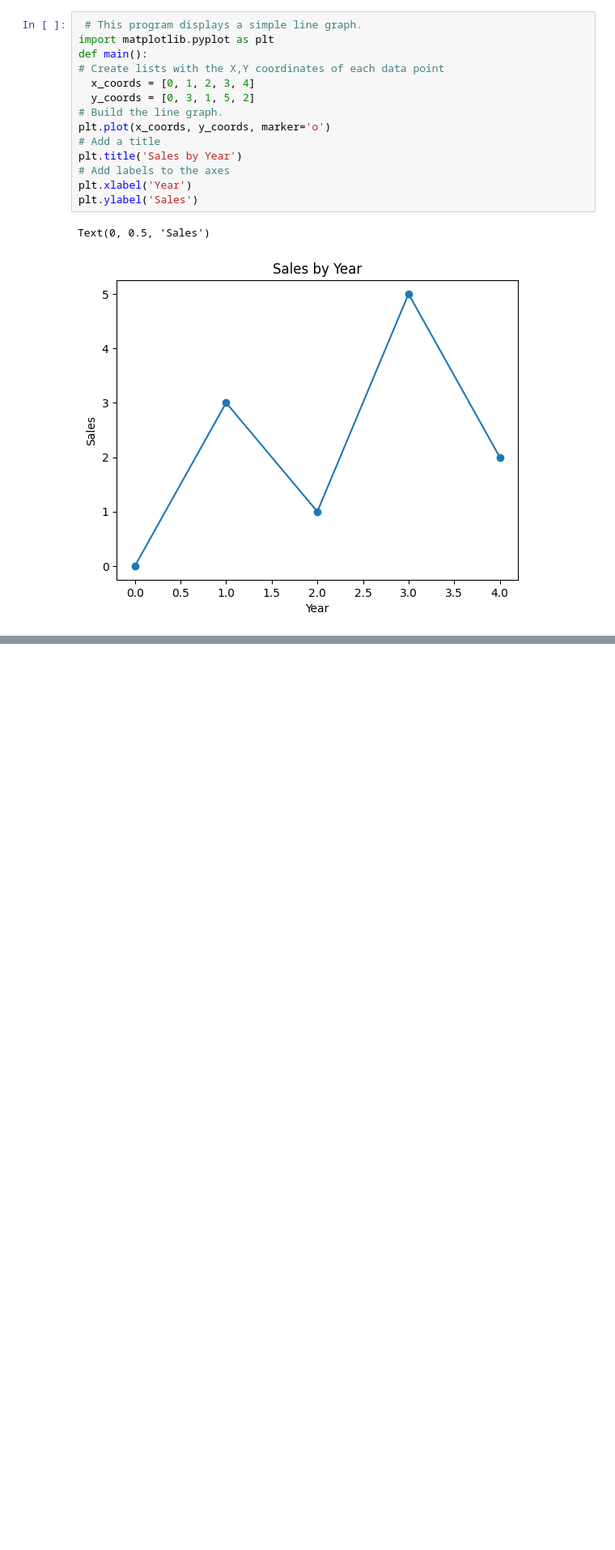
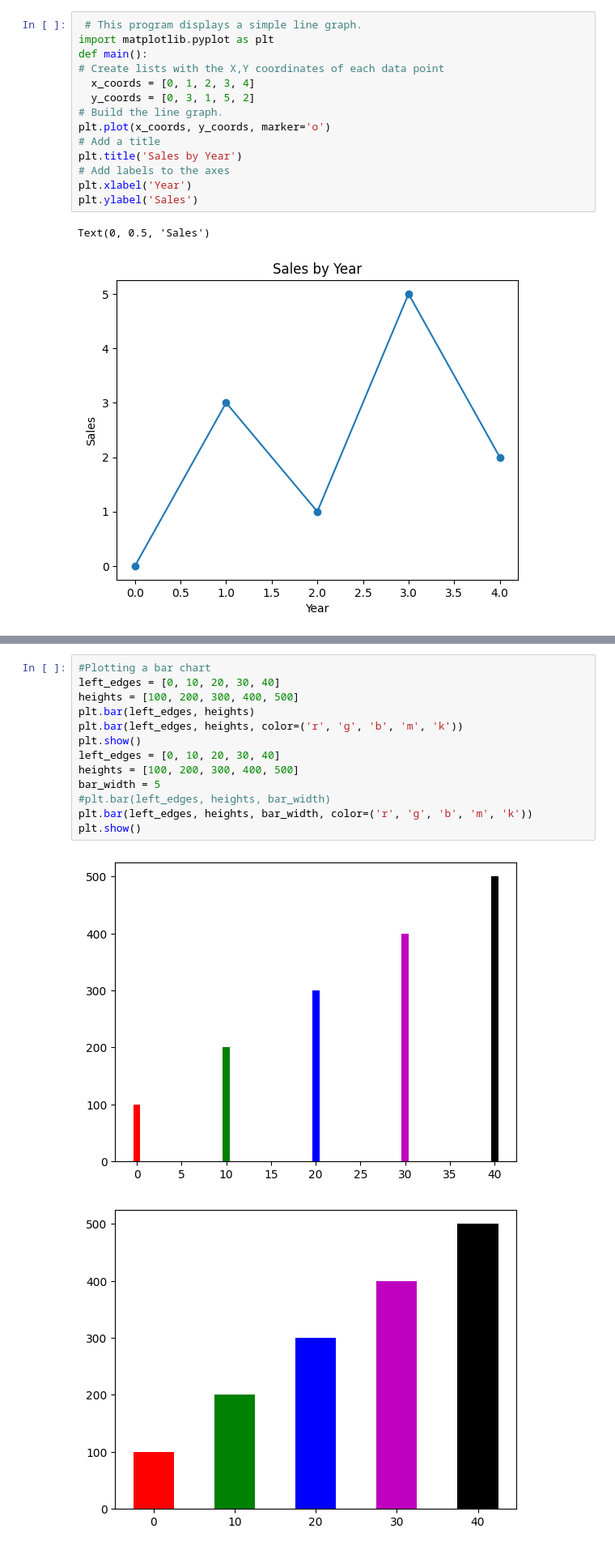
Before and after one commit to nirvikdahal/Python, a Jupyter notebook: Mat_Plotlib.ipynb, the cells around one changed output, grey strips where cells are left out. Shown: that part at 81% size. Drawn from its saved outputs; the diff is of its cells as text; blank space fills up the shorter version.

```diff
--- a/Mat_Plotlib.ipynb
+++ b/Mat_Plotlib.ipynb
@@ -48,0 +61,16 @@ Text(0, 0.5, 'Sales')
+# %%
+#Plotting a bar chart
+left_edges = [0, 10, 20, 30, 40]
+heights = [100, 200, 300, 400, 500]
+plt.bar(left_edges, heights)
+plt.bar(left_edges, heights, color=('r', 'g', 'b', 'm', 'k'))
+plt.show()
+left_edges = [0, 10, 20, 30, 40]
+heights = [100, 200, 300, 400, 500]
+bar_width = 5
+#plt.bar(left_edges, heights, bar_width)
+plt.bar(left_edges, heights, bar_width, color=('r', 'g', 'b', 'm', 'k'))
+plt.show()
+# %% [output]
+[figure, added]
+[figure, added]
```
Also changed, not shown: parts of 2 cells of this notebook.
